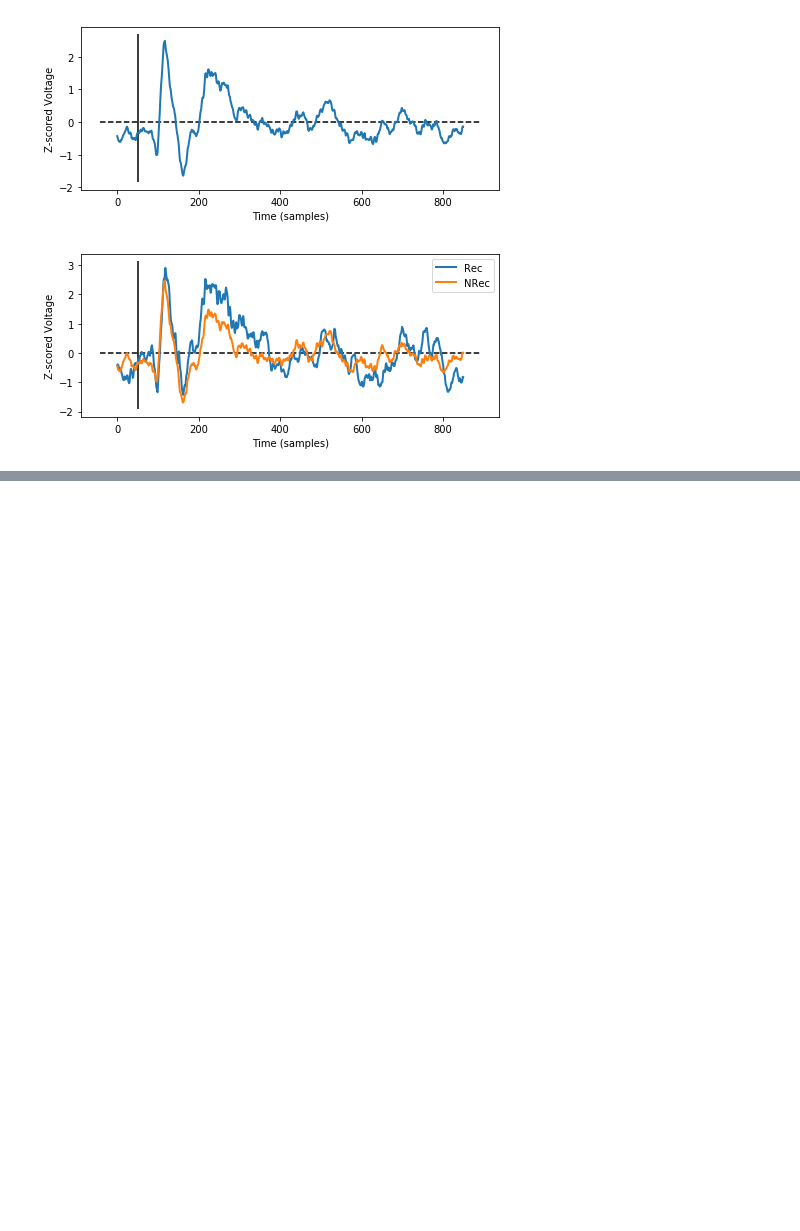
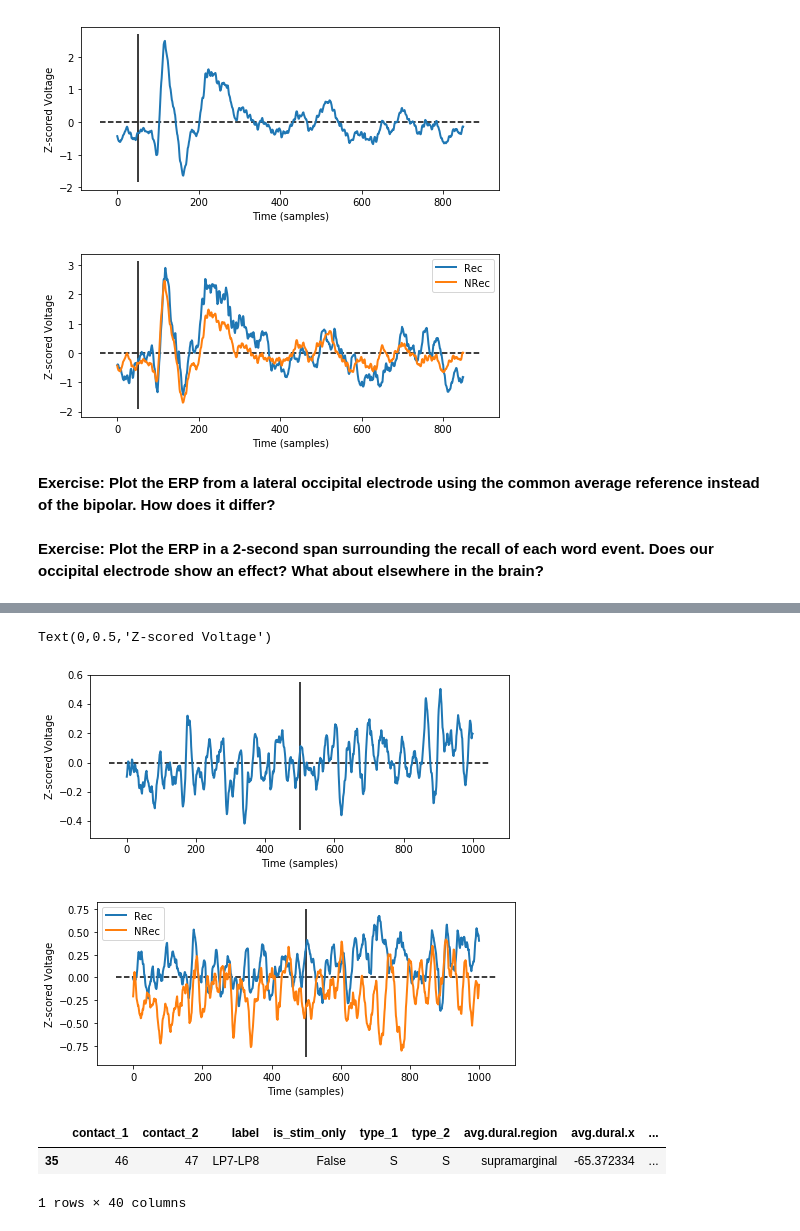
Before and after one commit to pennmem/PythonBootcamp, a Jupyter notebook: Day 3 - EEG, ERPs, MNE.ipynb, the cells around one changed output, grey strips where cells are left out. Cells and saved outputs as stored; diff of their text form; code cells hidden in the pictures; blank space fills up the shorter version.

```diff
--- a/Day 3 - EEG, ERPs, MNE.ipynb
+++ b/Day 3 - EEG, ERPs, MNE.ipynb
@@ -234,3 +242,36 @@ plt.xlabel('Time (samples)'); plt.ylabel('Z-scored Voltage')
 Text(0,0.5,'Z-scored Voltage')
 [figure]
 [figure]
+# %% [markdown]
+**Exercise: Plot the ERP from a lateral occipital electrode using the common average reference instead of the bipolar. How does it differ?**
+# %% [markdown]
+**Exercise: Plot the ERP in a 2-second span surrounding the recall of each word event. Does our occipital electrode show an effect? What about elsewhere in the brain?**
+# %%
+#Load the EEG for encoding events
+rec_evs = evs[evs.type=='REC_WORD']
+eeg = reader.load_eeg(events=rec_evs, rel_start=-1000, rel_stop=1000, scheme=pairs[18:19])  #this is an occipital electrode
+
+#Get recalled/not recalled status
+rec_status = rec_evs['recalled']
+
+mu = np.mean(np.mean(eeg.data[:, 0, :], 1), 0)
+std_ = np.std(np.mean(eeg.data[:, 0, :], 1), 0)
+
+zeeg = (eeg.data-mu)/std_
+
+#Plot the trace averaged across all events
+plt.figure(figsize=(7.5, 3)); ax=plt.subplot(111)
+plt.plot(np.mean(zeeg[:, 0, :], 0), linewidth=2,)
+plt.vlines([sr], ymin=ax.get_ylim()[0], ymax=ax.get_ylim()[1], linestyle='-', color='k')
+plt.hlines([0], xmin=ax.get_xlim()[0], xmax=ax.get_xlim()[1], linestyle='--', color='k')
+plt.xlabel('Time (samples)'); plt.ylabel('Z-scored Voltage')
+
+#Plot the trace for rec/nrec separately
+plt.figure(figsize=(7.5, 3)); ax=plt.subplot(111)
+plt.plot(np.mean(zeeg[rec_status, 0, :], 0), linewidth=2, label='Rec')
+plt.plot(np.mean(zeeg[~rec_status, 0, :], 0), linewidth=2, label='NRec')
+plt.vlines([sr], ymin=ax.get_ylim()[0], ymax=ax.get_ylim()[1], linestyle='-', color='k')
+plt.hlines([0], xmin=ax.get_xlim()[0], xmax=ax.get_xlim()[1], linestyle='--', color='k')
+plt.legend()
+plt.xlabel('Time (samples)'); plt.ylabel('Z-scored Voltage')
+# %% [output]
@@ -236,0 +280,9 @@ Text(0,0.5,'Z-scored Voltage')
+Text(0,0.5,'Z-scored Voltage')
+[figure, added]
+[figure, added]
+# %%
+pairs[35:36]
+# %% [output]
+|  | contact_1 | contact_2 | label | is_stim_only | type_1 | type_2 | avg.dural.region | avg.dural.x | ... |
+| 35 | 46 | 47 | LP7-LP8 | False | S | S | supramarginal | -65.372334 | ... |
+1 rows × 40 columns
```
Also changed, not shown: parts of 5 cells of this notebook.
